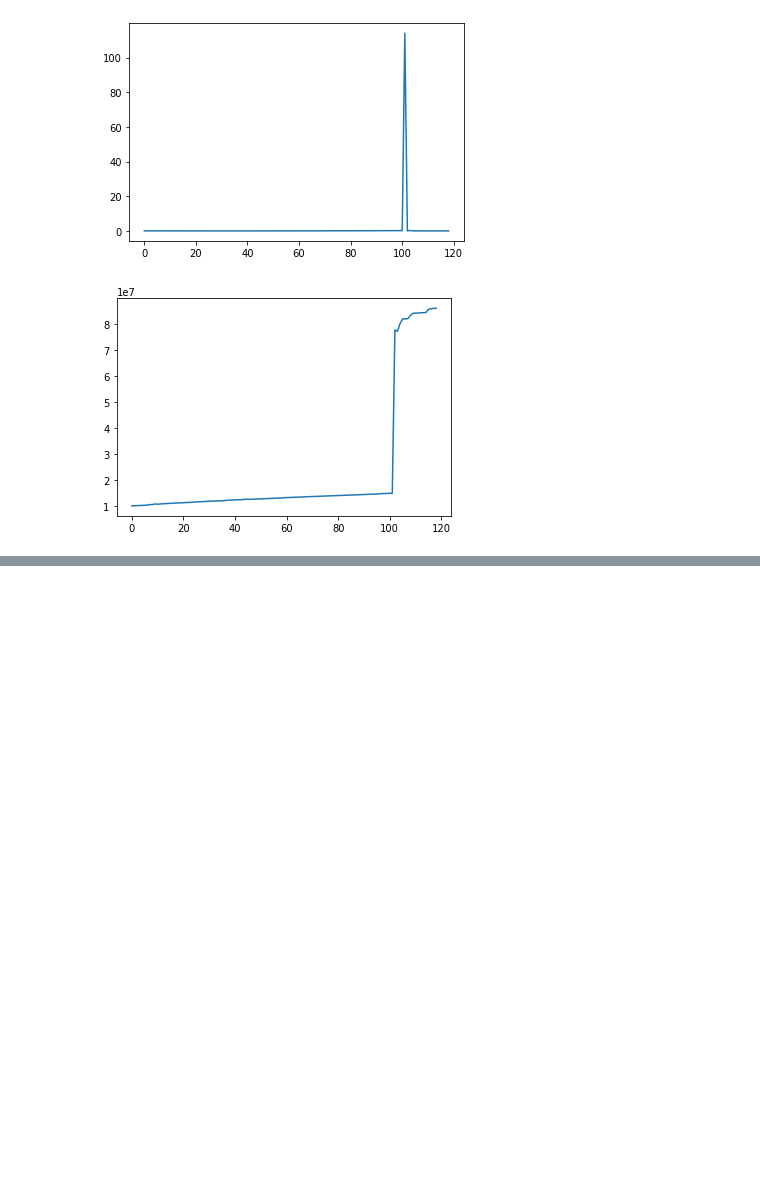
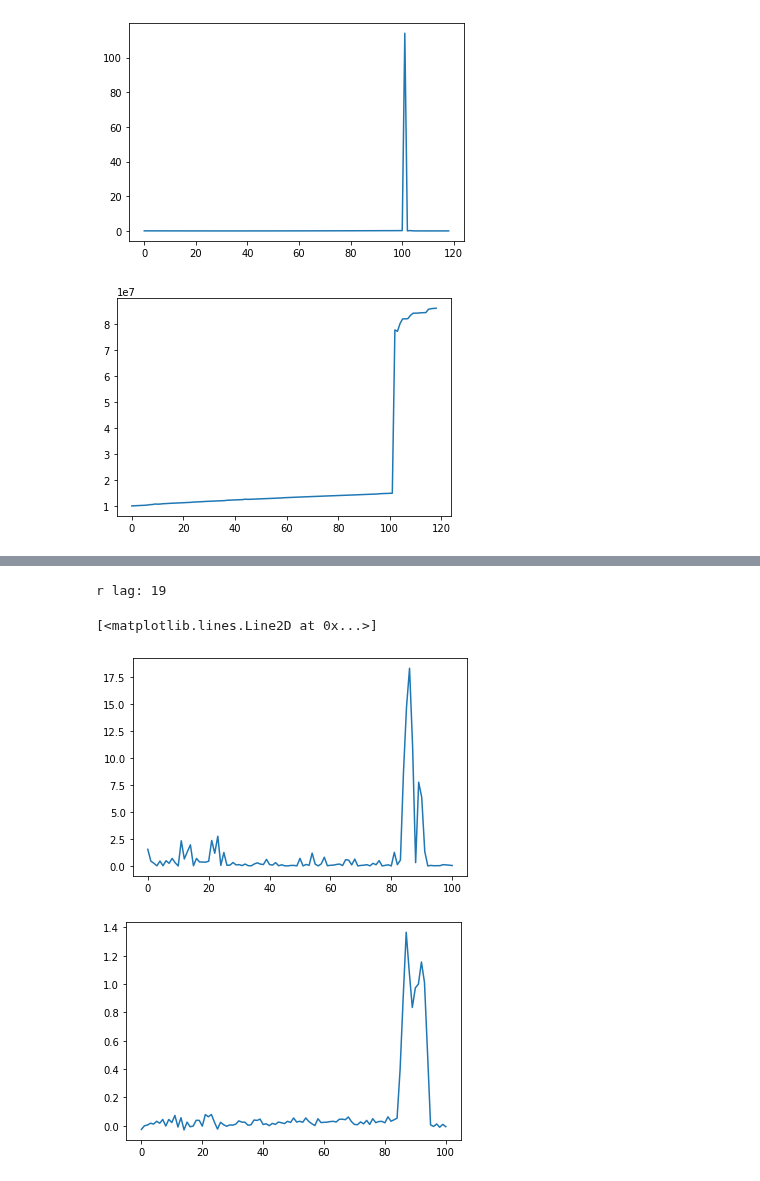
Before and after one commit to ai4sre/meltria-analyzer, a Jupyter notebook: notebooks/ar-based-ad.ipynb, the cells around one changed output, grey strips where cells are left out. Cells and saved outputs as stored; diff of their text form; code cells hidden in the pictures; blank space fills up the shorter version.

```diff
--- a/notebooks/ar-based-ad.ipynb
+++ b/notebooks/ar-based-ad.ipynb
@@ -198,0 +212,13 @@ r lag: 1
+# %%
+arad = ARAD()
+scores, preds, r = arad.score(np.array(case7['datapoints']), regression='ct')
+print('r lag:', r)
+fig = plt.figure()
+plt.plot(scores)
+fig = plt.figure()
+plt.plot(preds)
+# %% [output]
+r lag: 19
+[<matplotlib.lines.Line2D at 0x...>]
+[figure, added]
+[figure, added]
```
Also changed, not shown: parts of 3 cells of this notebook.
